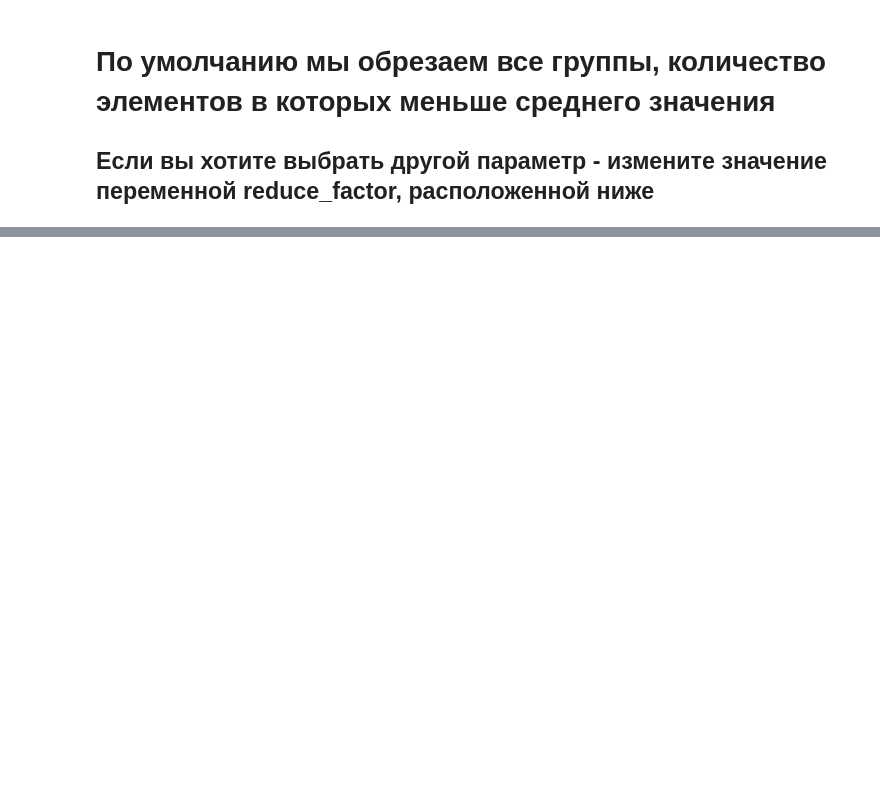
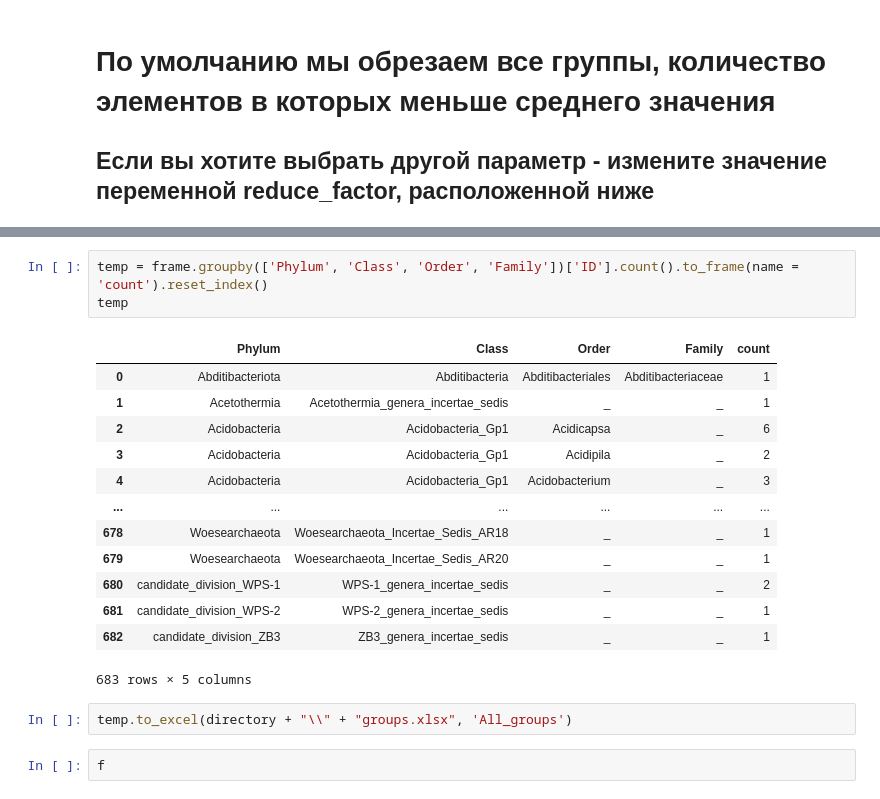
Before and after one commit to confect1on/biology_data_preprocessing, a Jupyter notebook: data_preprocessing.ipynb, the cells around one changed output, grey strips where cells are left out. Saved outputs shown, nothing was run; the diff lists cells and outputs as text; blank space fills up the shorter version.

```diff
--- a/data_preprocessing.ipynb
+++ b/data_preprocessing.ipynb
@@ -53,0 +121,21 @@ str
+# %%
+temp = frame.groupby(['Phylum', 'Class', 'Order', 'Family'])['ID'].count().to_frame(name = 'count').reset_index()
+temp
+# %% [output]
+|  | Phylum | Class | Order | Family | count |
+| 0 | Abditibacteriota | Abditibacteria | Abditibacteriales | Abditibacteriaceae | 1 |
+| 1 | Acetothermia | Acetothermia_genera_incertae_sedis | _ | _ | 1 |
+| 2 | Acidobacteria | Acidobacteria_Gp1 | Acidicapsa | _ | 6 |
+| 3 | Acidobacteria | Acidobacteria_Gp1 | Acidipila | _ | 2 |
+| 4 | Acidobacteria | Acidobacteria_Gp1 | Acidobacterium | _ | 3 |
+| ... | ... | ... | ... | ... | ... |
+| 678 | Woesearchaeota | Woesearchaeota_Incertae_Sedis_AR18 | _ | _ | 1 |
+| 679 | Woesearchaeota | Woesearchaeota_Incertae_Sedis_AR20 | _ | _ | 1 |
+| 680 | candidate_division_WPS-1 | WPS-1_genera_incertae_sedis | _ | _ | 2 |
+| 681 | candidate_division_WPS-2 | WPS-2_genera_incertae_sedis | _ | _ | 1 |
+| 682 | candidate_division_ZB3 | ZB3_genera_incertae_sedis | _ | _ | 1 |
+683 rows × 5 columns
+# %%
+temp.to_excel(directory + "\\" + "groups.xlsx", 'All_groups')
+# %%
+f
```
Also changed, not shown: parts of 14 cells of this notebook, 2 other files.
